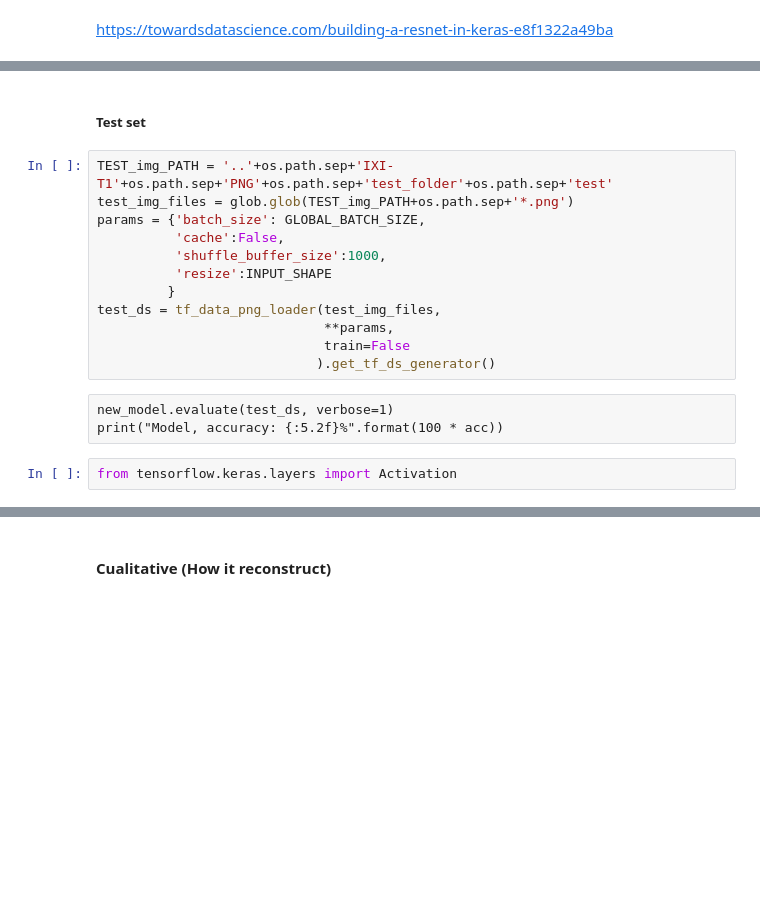
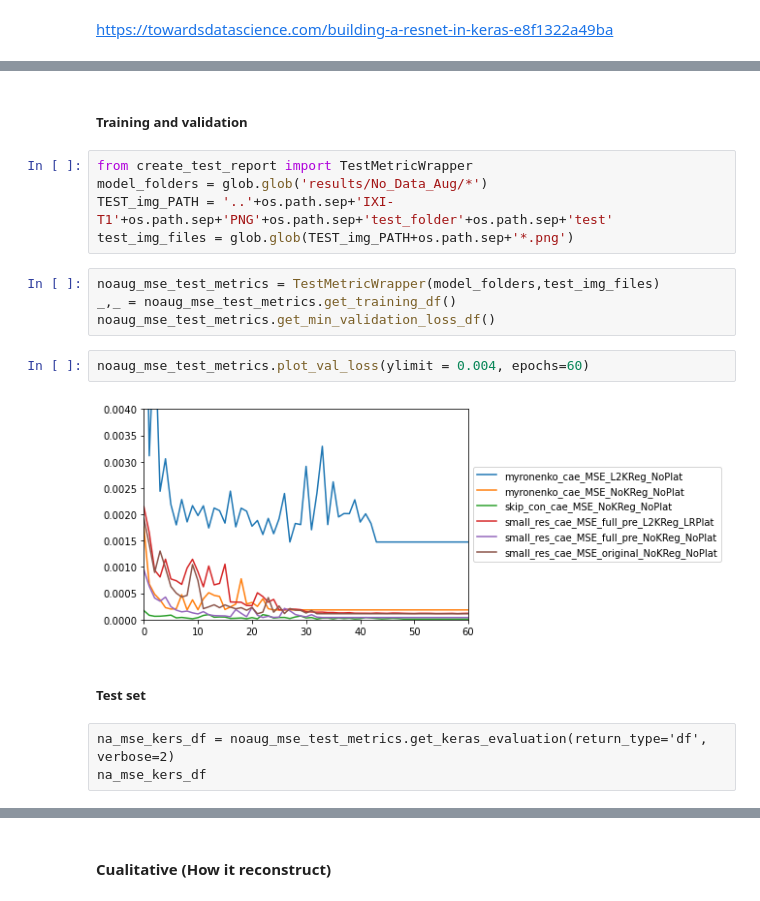
Before and after one commit to AdrianArnaiz/Brain-MRI-Autoencoder, a Jupyter notebook: src/2.Experiments/First_Experiments.ipynb, the cells around one changed output, grey strips where cells are left out. Saved outputs shown, nothing was run; the diff lists cells and outputs as text; blank space fills up the shorter version.

Commit message:
Script for TEST Metrics and Model Evaluation Automation #5

```diff
--- a/src/2.Experiments/First_Experiments.ipynb
+++ b/src/2.Experiments/First_Experiments.ipynb
@@ -41,19 +47,20 @@ Training is made in scripts:
+# %% [markdown]
+##### Training and validation
+# %%
+from create_test_report import TestMetricWrapper
+model_folders = glob.glob('results/No_Data_Aug/*')
+TEST_img_PATH = '..'+os.path.sep+'IXI-T1'+os.path.sep+'PNG'+os.path.sep+'test_folder'+os.path.sep+'test'
+test_img_files = glob.glob(TEST_img_PATH+os.path.sep+'*.png')
+# %%
+noaug_mse_test_metrics = TestMetricWrapper(model_folders,test_img_files)
+_,_ = noaug_mse_test_metrics.get_training_df()
+noaug_mse_test_metrics.get_min_validation_loss_df()
+# %%
+noaug_mse_test_metrics.plot_val_loss(ylimit = 0.004, epochs=60)
+# %% [output]
+[figure, added]
 # %% [markdown]
 ##### Test set
-# %%
-TEST_img_PATH = '..'+os.path.sep+'IXI-T1'+os.path.sep+'PNG'+os.path.sep+'test_folder'+os.path.sep+'test'
-test_img_files = glob.glob(TEST_img_PATH+os.path.sep+'*.png')
-params = {'batch_size': GLOBAL_BATCH_SIZE,
-          'cache':False,
-          'shuffle_buffer_size':1000,
-          'resize':INPUT_SHAPE
-         }
-test_ds = tf_data_png_loader(test_img_files,
-                             **params,
-                             train=False
-                            ).get_tf_ds_generator()
-# %% [raw]
-new_model.evaluate(test_ds, verbose=1)
-print("Model, accuracy: {:5.2f}%".format(100 * acc))
-# %%
-from tensorflow.keras.layers import Activation
+# %% [raw]
+na_mse_kers_df = noaug_mse_test_metrics.get_keras_evaluation(return_type='df', verbose=2)
+na_mse_kers_df
```
Also changed, not shown: parts of 18 cells of this notebook, 23 other files.
